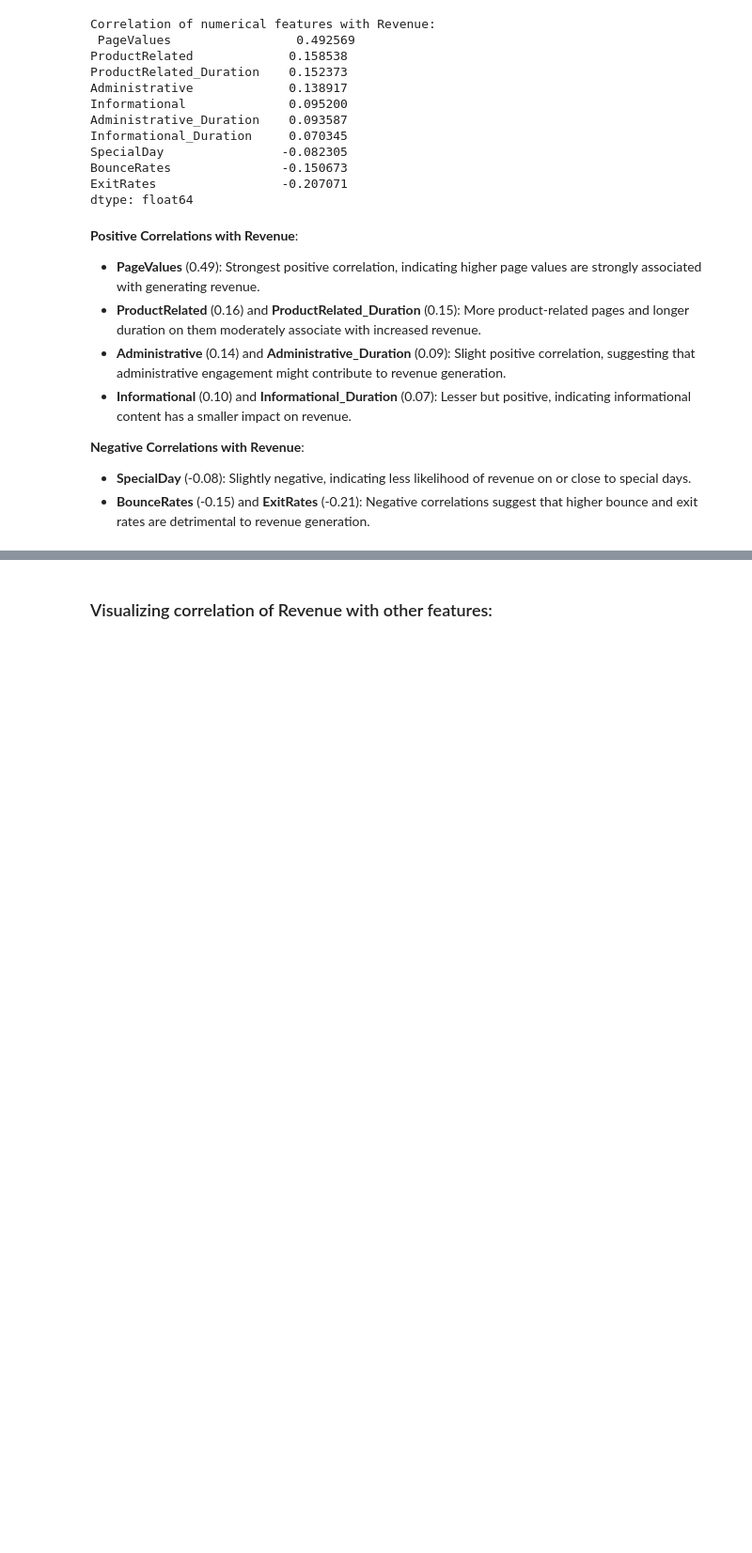
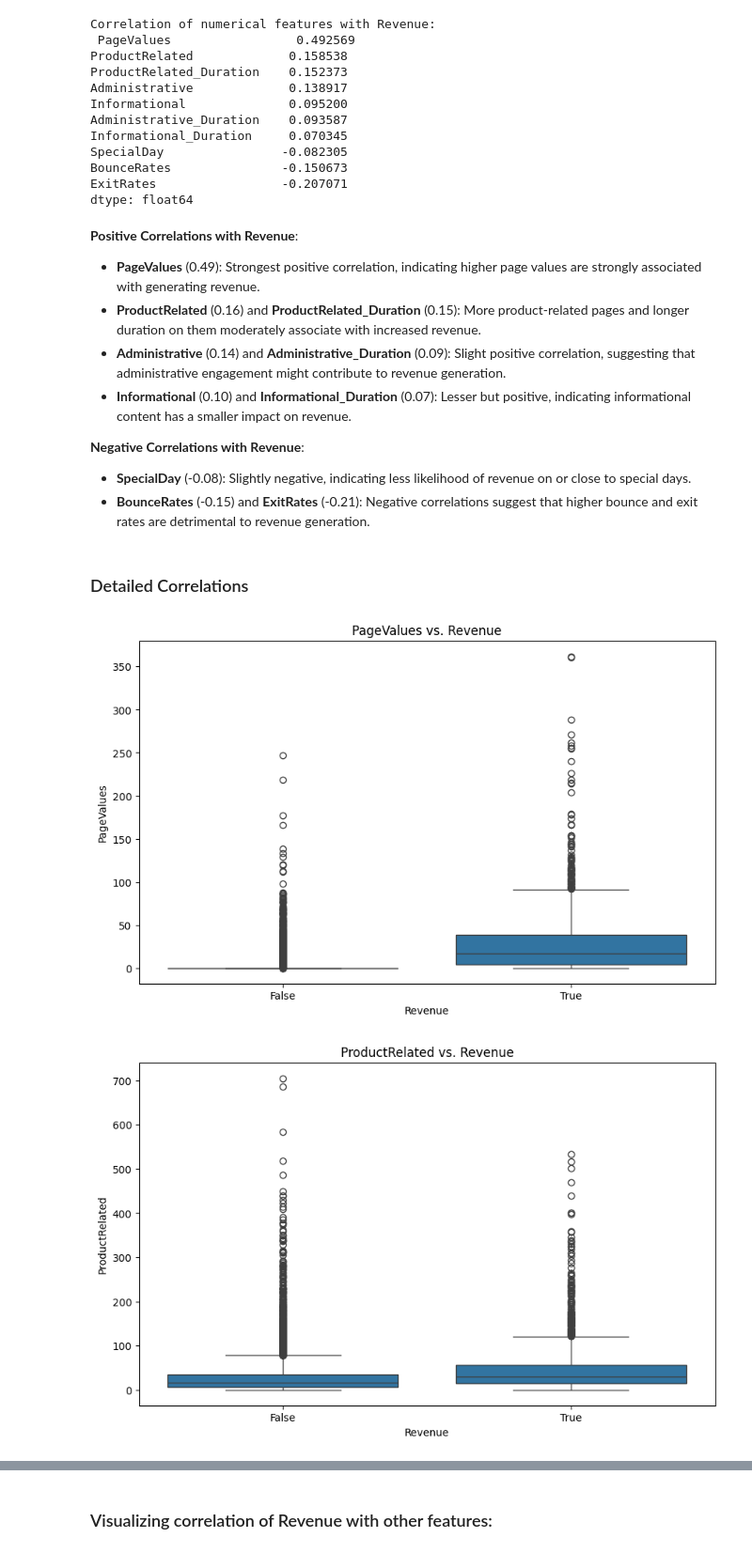
Before and after one commit to dilolol/IE423, a Jupyter notebook: FinalExam.ipynb, the cells around one changed output, grey strips where cells are left out. Shown at 94% size. Saved outputs shown, nothing was run; the diff lists cells and outputs as text; code cells hidden in the pictures; blank space fills up the shorter version.

```diff
--- a/FinalExam.ipynb
+++ b/FinalExam.ipynb
@@ -256,3 +312,29 @@ dtype: float64
 **Negative Correlations with Revenue**:
   - **SpecialDay** (-0.08): Slightly negative, indicating less likelihood of revenue on or close to special days.
   - **BounceRates** (-0.15) and **ExitRates** (-0.21): Negative correlations suggest that higher bounce and exit rates are detrimental to revenue generation.
+# %% [markdown]
+### Detailed Correlations
+# %%
+# prompt: plots about PageValues (0.49) (strongest positive correlation with generating revenue), ProductRelated (0.16) and ProductRelated_Duration
+
+import matplotlib.pyplot as plt
+# PageValues vs. Revenue
+plt.figure(figsize=(10, 6))
+sns.boxplot(x='Revenue', y='PageValues', data=df)
+plt.title('PageValues vs. Revenue')
+plt.show()
+
+# ProductRelated vs. Revenue
+plt.figure(figsize=(10, 6))
+sns.boxplot(x='Revenue', y='ProductRelated', data=df)
+plt.title('ProductRelated vs. Revenue')
+plt.show()
+
+# ProductRelated_Duration vs. Revenue
+plt.figure(figsize=(10, 6))
+sns.boxplot(x='Revenue', y='ProductRelated_Duration', data=df)
+plt.title('ProductRelated_Duration vs. Revenue')
+plt.show()
+# %% [output]
+[figure, added]
+[figure, added]
```
Also changed, not shown: parts of 145 cells of this notebook.
